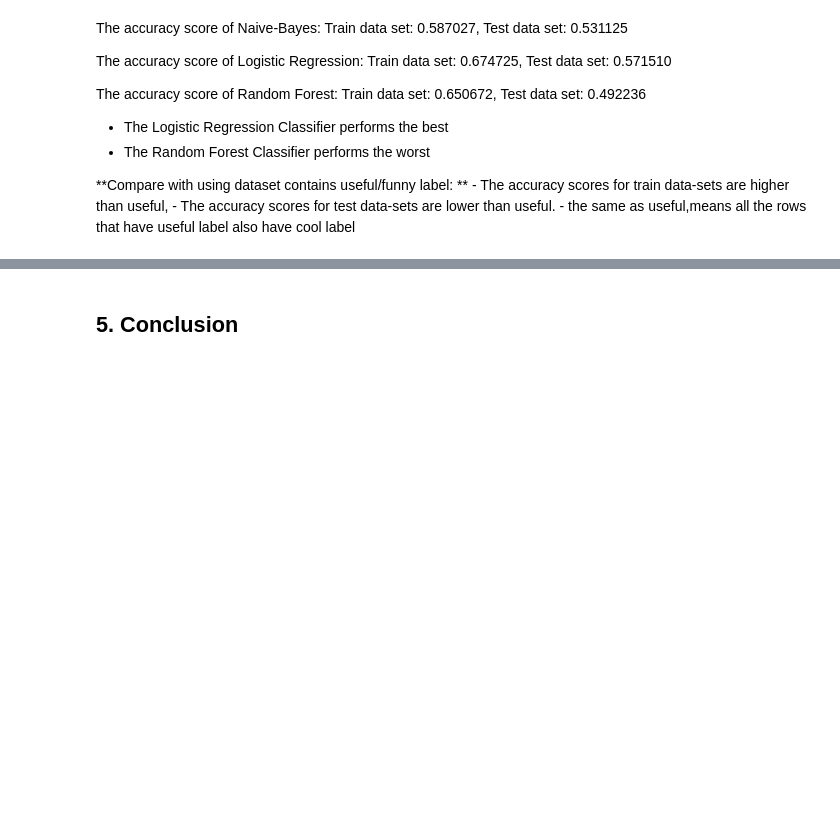
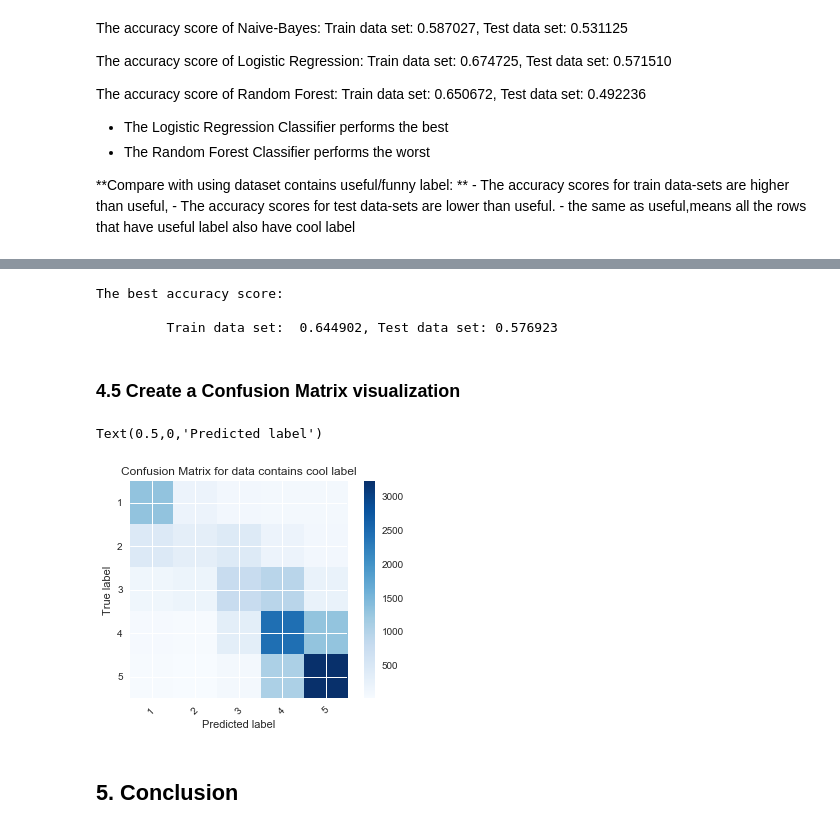
Before and after one commit to DataPieeeee/restaurant-recomendation-system, a Jupyter notebook: Step3_Yelp_Canada_2017&2018_DetailedAnalysis.ipynb, the cells around one changed output, grey strips where cells are left out. Cells and saved outputs as stored; diff of their text form; code cells hidden in the pictures; blank space fills up the shorter version.

```diff
--- a/Step3_Yelp_Canada_2017&2018_DetailedAnalysis.ipynb
+++ b/Step3_Yelp_Canada_2017&2018_DetailedAnalysis.ipynb
@@ -1051,0 +1097,6 @@ The accuracy score of Random Forest: Train data set:  0.650672, Test data set:
+# %%
+gs_clf_cool = LogisticRegression(multi_class = 'ovr', n_jobs = -1, verbose = 1)
+acc_scorer = make_scorer(accuracy_score)
+grid_obj_cool = GridSearchCV(gs_clf_cool, param_grid, cv=5, scoring=acc_scorer)
+grid_obj_cool = grid_obj_cool.fit(documents_cool_train_vec, target_cool_train)
+clf_best_cool = grid_obj_cool.best_estimator_
@@ -1052,3 +1117,29 @@ The accuracy score of Random Forest: Train data set:  0.650672, Test data set:
+# %%
+print('The best accuracy score:\n\n \t Train data set:  %f, Test data set: %f' % \
+     (clf_best_cool.score(documents_cool_train_vec, target_cool_train), \
+      clf_best_cool.score(documents_cool_test_vec, target_cool_test)))
+# %% [output]
+The best accuracy score:
+
+         Train data set:  0.644902, Test data set: 0.576923
+# %% [markdown]
+### 4.5 Create a Confusion Matrix visualization
+# %%
+cm_cool = confusion_matrix(y_pred = clf_best_cool.predict(documents_cool_test_vec), \
+                             y_true = target_cool_test)
+# %%
+classes = ['1', '2', '3', '4', '5']
+plt.imshow(cm_cool, interpolation='nearest', cmap=plt.cm.Blues)
+plt.title("Confusion Matrix for data contains cool label")
+plt.colorbar()
+tick_marks = np.arange(len(classes))
+plt.xticks(tick_marks, classes, rotation=45)
+plt.yticks(tick_marks, classes)
+plt.ylabel('True label')
+plt.xlabel('Predicted label')
+# %% [output]
+Text(0.5,0,'Predicted label')
+[figure, added]
 # %% [markdown]
 ## 5. Conclusion
 # %% [markdown]
```
Also changed, not shown: parts of 7 cells of this notebook.
